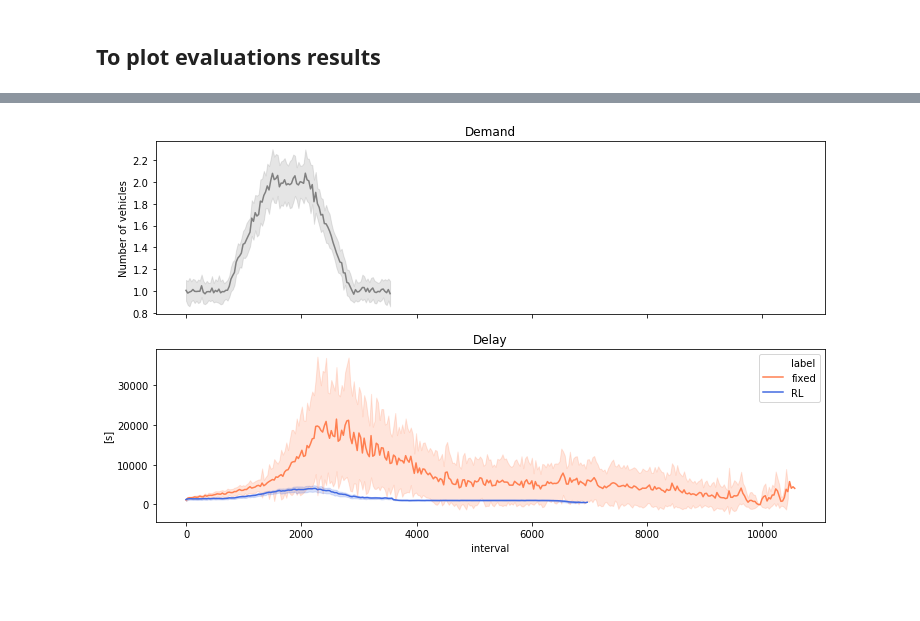
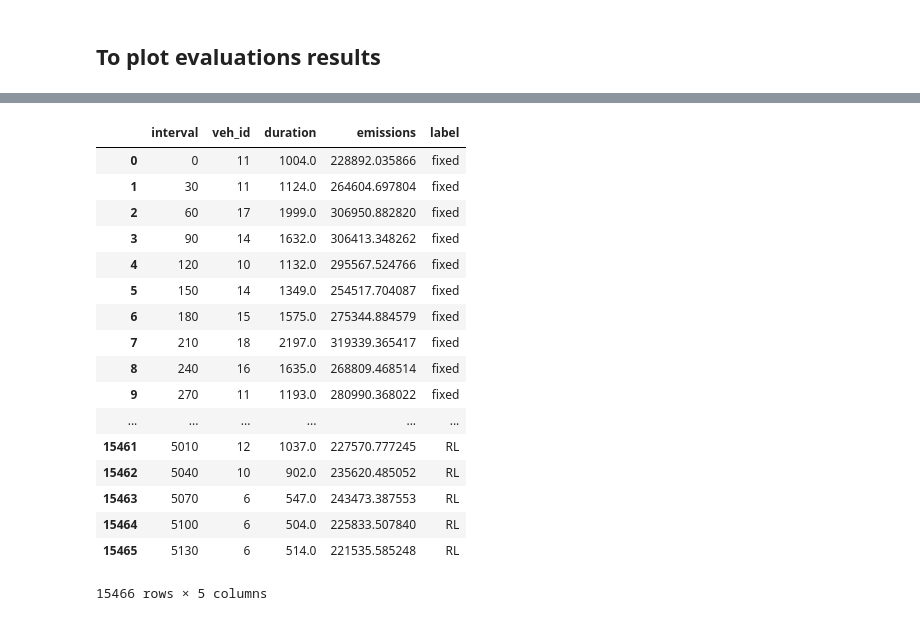
Before and after one commit to jrdmose/MS_Transports_RL, a Jupyter notebook: Scripts/Simple_Cross/cross_RL/Plotting.ipynb, the cells around one changed output, grey strips where cells are left out. Saved outputs shown, nothing was run; the diff lists cells and outputs as text; code cells hidden in the pictures; blank space fills up the shorter version.

```diff
--- a/Scripts/Simple_Cross/cross_RL/Plotting.ipynb
+++ b/Scripts/Simple_Cross/cross_RL/Plotting.ipynb
@@ -111,7 +113,7 @@ def plot_evaluation(path, labels = None ):
             data = pd.DataFrame(df)
             bins = np.arange(start = 0, stop = data.depart.max(), step = step)
             data["interval"] = pd.cut(data.depart, bins= bins, labels = range(len(bins)-1))
-            agg_data = data.groupby(data.interval)[["veh_id","duration","emissions"]].agg({"veh_id": lambda x: len(set(x)),'duration': np.sum,'emissions': np.mean})
+            agg_data = data.groupby(data.interval)[["veh_id","duration","emissions"]].agg({"veh_id": lambda x: len(set(x)),'duration': np.mean,'emissions': np.mean})
             label = "fixed" if re.findall(r'fixed',label) else "RL"
             agg_data["label"] = label
             agg_data.reset_index(level=0, inplace=True)
@@ -192,4 +194,4 @@ def plot_training(path):
     ax.set_xlabel("episodes")
 # %%
 # Path of the set of runs
-path = "../Experiment_results/Complex_run_4_reproduce"
+path = "../Experiment_results/Complex_run_2_reproduce"
@@ -196,4 +203,21 @@ path = "../Experiment_results/Complex_run_4_reproduce"
 # %%
-res = plot_evaluation(path)
+res
 # %% [output]
-[figure, removed]
+|  | interval | veh_id | duration | emissions | label |
+| 0 | 0 | 11 | 1004.0 | 228892.035866 | fixed |
+| 1 | 30 | 11 | 1124.0 | 264604.697804 | fixed |
+| 2 | 60 | 17 | 1999.0 | 306950.882820 | fixed |
+| 3 | 90 | 14 | 1632.0 | 306413.348262 | fixed |
+| 4 | 120 | 10 | 1132.0 | 295567.524766 | fixed |
+| 5 | 150 | 14 | 1349.0 | 254517.704087 | fixed |
+| 6 | 180 | 15 | 1575.0 | 275344.884579 | fixed |
+| 7 | 210 | 18 | 2197.0 | 319339.365417 | fixed |
+| 8 | 240 | 16 | 1635.0 | 268809.468514 | fixed |
+| 9 | 270 | 11 | 1193.0 | 280990.368022 | fixed |
+| ... | ... | ... | ... | ... | ... |
+| 15461 | 5010 | 12 | 1037.0 | 227570.777245 | RL |
+| 15462 | 5040 | 10 | 902.0 | 235620.485052 | RL |
+| 15463 | 5070 | 6 | 547.0 | 243473.387553 | RL |
+| 15464 | 5100 | 6 | 504.0 | 225833.507840 | RL |
+| 15465 | 5130 | 6 | 514.0 | 221535.585248 | RL |
+15466 rows × 5 columns
```
Also changed, not shown: parts of 6 cells of this notebook, 13 other files.
